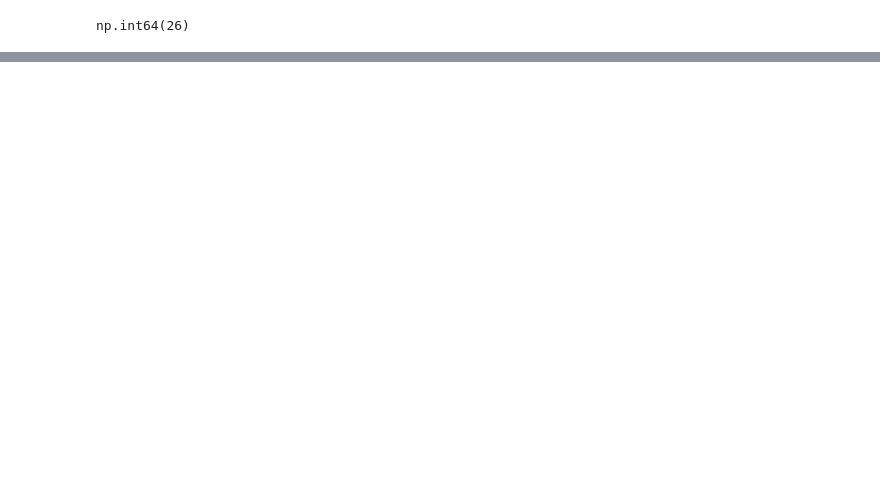
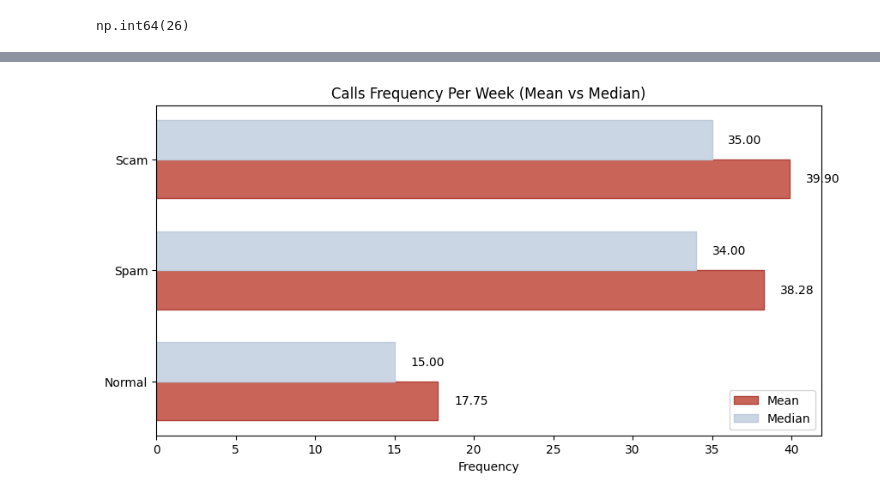
Before and after one commit to achal3014/Spam-Fraud-Call-Location-Detection, a Jupyter notebook: b_data_preprocess.ipynb, the cells around one changed output, grey strips where cells are left out. Saved outputs shown, nothing was run; the diff lists cells and outputs as text; code cells hidden in the pictures; blank space fills up the shorter version.

```diff
--- a/b_data_preprocess.ipynb
+++ b/b_data_preprocess.ipynb
@@ -421,0 +500,32 @@ plt.show()
+# %%
+nor_mean_fw = normal_calls['Call Frequency Per Week'].mean().round(3)
+nor_median_fw = normal_calls['Call Frequency Per Week'].median().round(3)
+sp_mean_fw = spam_calls['Call Frequency Per Week'].mean().round(3)
+sp_median_fw = spam_calls['Call Frequency Per Week'].median().round(3)
+sc_mean_fw = scam_calls['Call Frequency Per Week'].mean().round(3)
+sc_median_fw = scam_calls['Call Frequency Per Week'].median().round(3)
+# %%
+categories = ['Normal', 'Spam', 'Scam']
+mean_frequency_per_week = np.array([nor_mean_fw, sp_mean_fw, sc_mean_fw])  # Replace with actual values
+median_frequency_per_week = np.array([nor_median_fw, sp_median_fw, sc_median_fw])  # Replace with actual values
+
+plt.figure(figsize=(10, 5))
+bar_width = 0.35
+indices = np.arange(len(categories))
+
+plt.barh(indices - bar_width / 2, mean_frequency_per_week, bar_width, color="#c86558", edgecolor="#b04238", label='Mean')
+plt.barh(indices + bar_width / 2, median_frequency_per_week, bar_width, color="#cbd6e4", edgecolor="#bfcbdb", label='Median')
+
+for i, (mean, median) in enumerate(zip(mean_frequency_per_week, median_frequency_per_week)):
+    plt.text(mean + 1, i - bar_width / 2, f'{mean:.2f}', va='center', fontsize=10)
+    plt.text(median + 1, i + bar_width / 2, f'{median:.2f}', va='center', fontsize=10)
+
+plt.yticks(indices, categories)
+plt.title('Calls Frequency Per Week (Mean vs Median)')
+plt.xlabel('Frequency')
+plt.legend()
+
+# Display the Plot
+plt.show()
+# %% [output]
+[figure, added]
```
Also changed, not shown: parts of 32 cells of this notebook, 3 other files.
